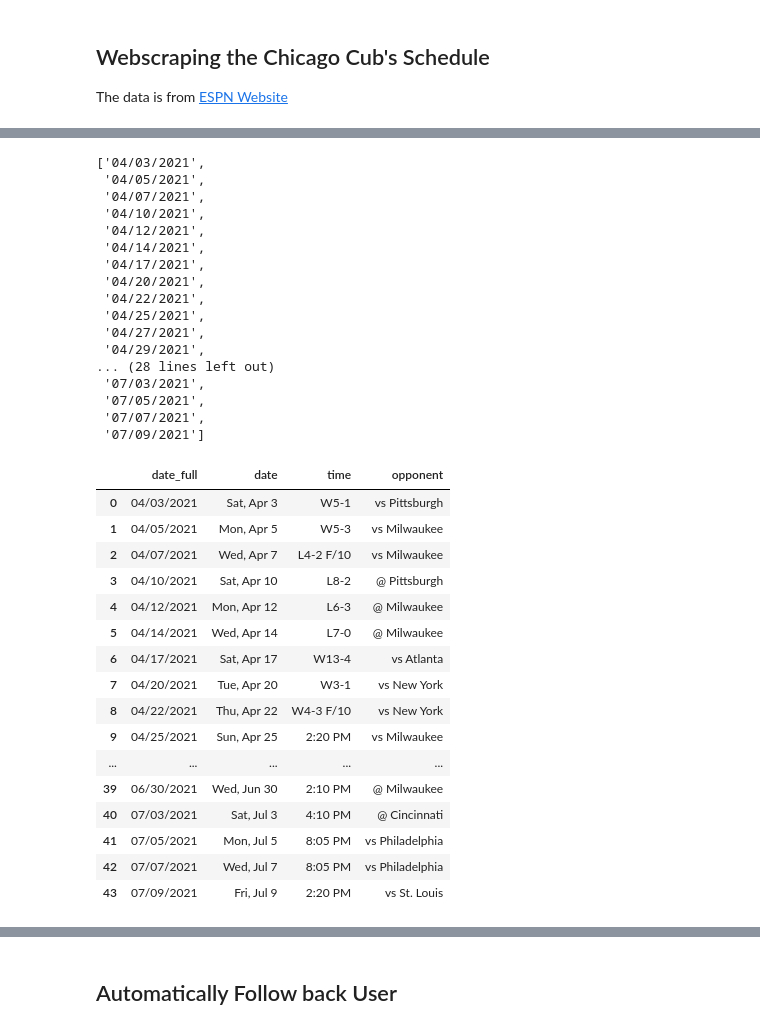
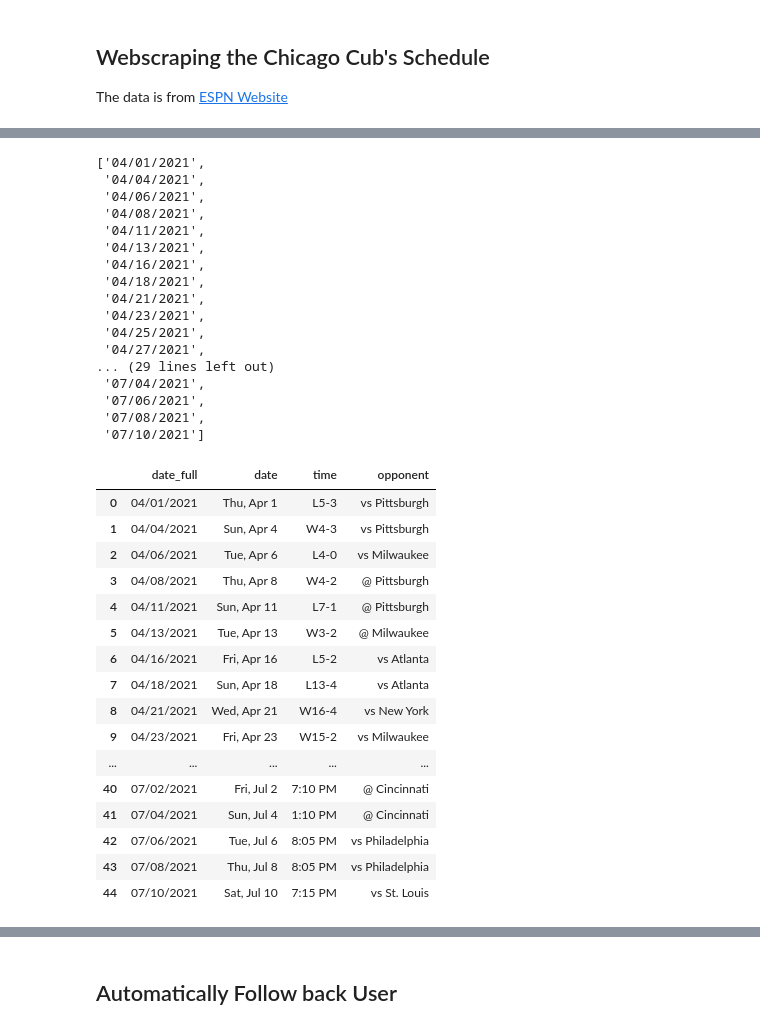
Before and after one commit to DrakeData/Twitter-API-ARCP, a Jupyter notebook: Twitter-Bot.ipynb, the cells around one changed output, grey strips where cells are left out. Drawn from its saved outputs; the diff is of its cells as text; code cells hidden in the pictures.

```diff
--- a/Twitter-Bot.ipynb
+++ b/Twitter-Bot.ipynb
@@ -74,6 +77,6 @@ print(cal_data.prettify())
  </tr>
 </tbody>
 # %%
-date_data = cal_data.find_all('tr', class_='filled Table__TR Table__TR--sm Table__even')
+date_data = cal_data.find_all('tr', class_='Table__TR Table__TR--sm Table__even')
 date_data
 # %% [output]
@@ -149 +152,7 @@ print(opp_ls)
+# %%
+stopwords = ['DATE', 'RESULT', 'OPPONENT', 'TIME']
+
+dates_ls2 = [word for word in dates_ls if word not in stopwords]
+time_ls2 = [word for word in time_ls if word not in stopwords]
+opp_ls2 = [word for word in opp_ls if word not in stopwords]
 # %%
@@ -157,47 +171,47 @@ print(len(opp_ls))
 # %%
 date_full = []
 
-for i in dates_ls:
+for i in dates_ls2:
     dt = parse(i)
     date_full.append(dt.strftime('%m/%d/%Y'))
 date_full
 # %% [output]
-['04/03/2021',
- '04/05/2021',
- '04/07/2021',
- '04/10/2021',
- '04/12/2021',
- '04/14/2021',
- '04/17/2021',
- '04/20/2021',
- '04/22/2021',
+['04/01/2021',
+ '04/04/2021',
+ '04/06/2021',
+ '04/08/2021',
+ '04/11/2021',
+ '04/13/2021',
+ '04/16/2021',
+ '04/18/2021',
+ '04/21/2021',
+ '04/23/2021',
  '04/25/2021',
  '04/27/2021',
- '04/29/2021',
-... (28 lines left out)
- '07/03/2021',
- '07/05/2021',
- '07/07/2021',
- '07/09/2021']
+... (29 lines left out)
+ '07/04/2021',
+ '07/06/2021',
+ '07/08/2021',
+ '07/10/2021']
 # %%
-df = pd.DataFrame(list(zip(date_full, dates_ls, time_ls, opp_ls)),
+df = pd.DataFrame(list(zip(date_full, dates_ls2, time_ls2, opp_ls2)),
                  columns =['date_full', 'date', 'time', 'opponent'])
 df
 # %% [output]
 |  | date_full | date | time | opponent |
-| 0 | 04/03/2021 | Sat, Apr 3 | W5-1 | vs Pittsburgh |
-| 1 | 04/05/2021 | Mon, Apr 5 | W5-3 | vs Milwaukee |
-| 2 | 04/07/2021 | Wed, Apr 7 | L4-2 F/10 | vs Milwaukee |
-| 3 | 04/10/2021 | Sat, Apr 10 | L8-2 | @ Pittsburgh |
-| 4 | 04/12/2021 | Mon, Apr 12 | L6-3 | @ Milwaukee |
-| 5 | 04/14/2021 | Wed, Apr 14 | L7-0 | @ Milwaukee |
-| 6 | 04/17/2021 | Sat, Apr 17 | W13-4 | vs Atlanta |
-| 7 | 04/20/2021 | Tue, Apr 20 | W3-1 | vs New York |
-| 8 | 04/22/2021 | Thu, Apr 22 | W4-3 F/10 | vs New York |
-| 9 | 04/25/2021 | Sun, Apr 25 | 2:20 PM | vs Milwaukee |
+| 0 | 04/01/2021 | Thu, Apr 1 | L5-3 | vs Pittsburgh |
+| 1 | 04/04/2021 | Sun, Apr 4 | W4-3 | vs Pittsburgh |
+| 2 | 04/06/2021 | Tue, Apr 6 | L4-0 | vs Milwaukee |
+| 3 | 04/08/2021 | Thu, Apr 8 | W4-2 | @ Pittsburgh |
+| 4 | 04/11/2021 | Sun, Apr 11 | L7-1 | @ Pittsburgh |
+| 5 | 04/13/2021 | Tue, Apr 13 | W3-2 | @ Milwaukee |
+| 6 | 04/16/2021 | Fri, Apr 16 | L5-2 | vs Atlanta |
+| 7 | 04/18/2021 | Sun, Apr 18 | L13-4 | vs Atlanta |
+| 8 | 04/21/2021 | Wed, Apr 21 | W16-4 | vs New York |
+| 9 | 04/23/2021 | Fri, Apr 23 | W15-2 | vs Milwaukee |
 | ... | ... | ... | ... | ... |
-| 39 | 06/30/2021 | Wed, Jun 30 | 2:10 PM | @ Milwaukee |
-| 40 | 07/03/2021 | Sat, Jul 3 | 4:10 PM | @ Cincinnati |
-| 41 | 07/05/2021 | Mon, Jul 5 | 8:05 PM | vs Philadelphia |
-| 42 | 07/07/2021 | Wed, Jul 7 | 8:05 PM | vs Philadelphia |
-| 43 | 07/09/2021 | Fri, Jul 9 | 2:20 PM | vs St. Louis |
+| 40 | 07/02/2021 | Fri, Jul 2 | 7:10 PM | @ Cincinnati |
+| 41 | 07/04/2021 | Sun, Jul 4 | 1:10 PM | @ Cincinnati |
+| 42 | 07/06/2021 | Tue, Jul 6 | 8:05 PM | vs Philadelphia |
+| 43 | 07/08/2021 | Thu, Jul 8 | 8:05 PM | vs Philadelphia |
+| 44 | 07/10/2021 | Sat, Jul 10 | 7:15 PM | vs St. Louis |
```
Also changed, not shown: parts of 20 cells of this notebook.
